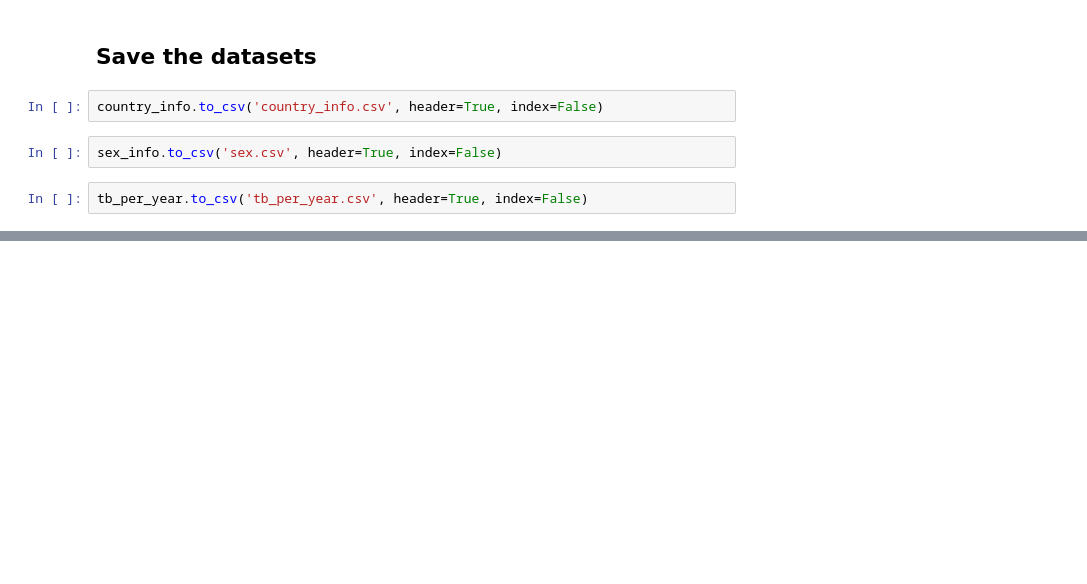
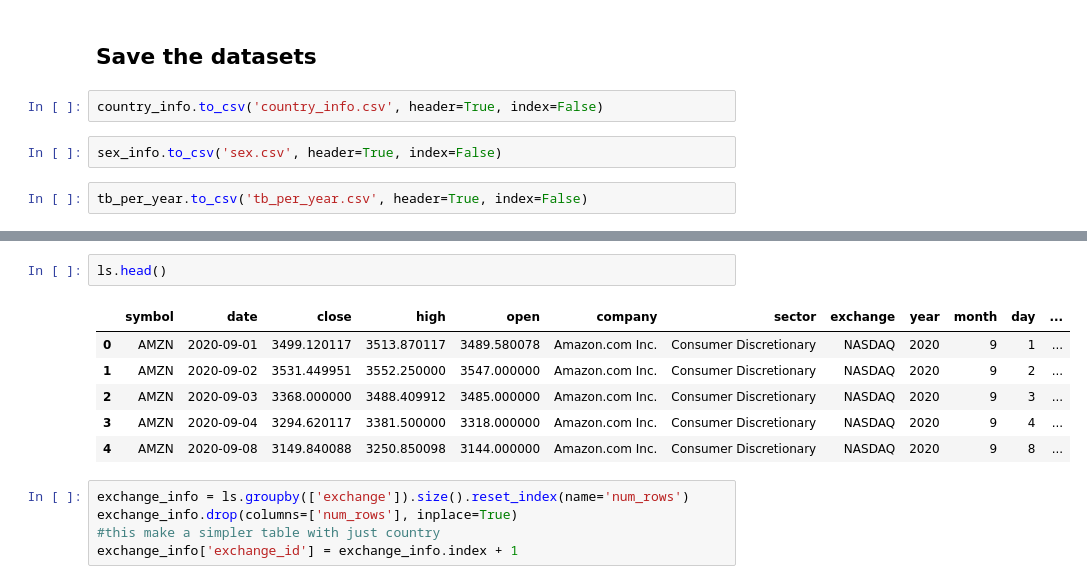
Before and after one commit to alberto-guzman/sql_hw_notebooks, a Jupyter notebook: hw3.ipynb, the cells around one changed output, grey strips where cells are left out. Saved outputs shown, nothing was run; the diff lists cells and outputs as text; blank space fills up the shorter version.

```diff
--- a/hw3.ipynb
+++ b/hw3.ipynb
@@ -131,0 +197,14 @@ tb_per_year.to_csv('tb_per_year.csv', header=True, index=False)
+# %%
+ls.head()
+# %% [output]
+|  | symbol | date | close | high | open | company | sector | exchange | year | month | day | ... |
+| 0 | AMZN | 2020-09-01 | 3499.120117 | 3513.870117 | 3489.580078 | Amazon.com Inc. | Consumer Discretionary | NASDAQ | 2020 | 9 | 1 | ... |
+| 1 | AMZN | 2020-09-02 | 3531.449951 | 3552.250000 | 3547.000000 | Amazon.com Inc. | Consumer Discretionary | NASDAQ | 2020 | 9 | 2 | ... |
+| 2 | AMZN | 2020-09-03 | 3368.000000 | 3488.409912 | 3485.000000 | Amazon.com Inc. | Consumer Discretionary | NASDAQ | 2020 | 9 | 3 | ... |
+| 3 | AMZN | 2020-09-04 | 3294.620117 | 3381.500000 | 3318.000000 | Amazon.com Inc. | Consumer Discretionary | NASDAQ | 2020 | 9 | 4 | ... |
+| 4 | AMZN | 2020-09-08 | 3149.840088 | 3250.850098 | 3144.000000 | Amazon.com Inc. | Consumer Discretionary | NASDAQ | 2020 | 9 | 8 | ... |
+# %%
+exchange_info = ls.groupby(['exchange']).size().reset_index(name='num_rows')
+exchange_info.drop(columns=['num_rows'], inplace=True)
+#this make a simpler table with just country
+exchange_info['exchange_id'] = exchange_info.index + 1
```
Also changed, not shown: parts of 17 cells of this notebook.
